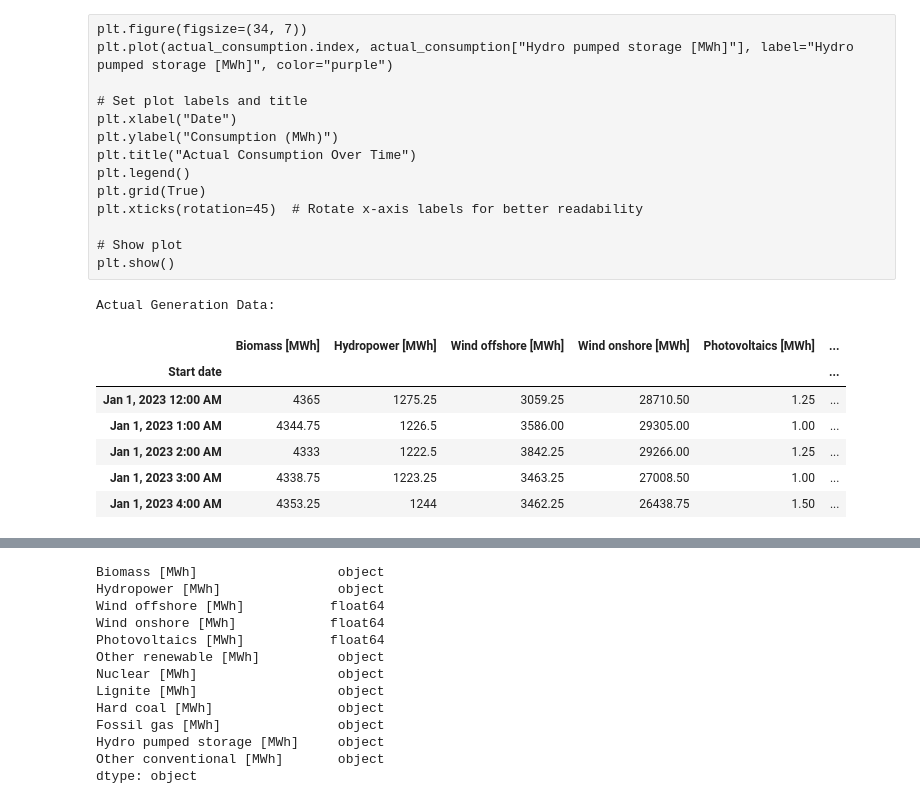
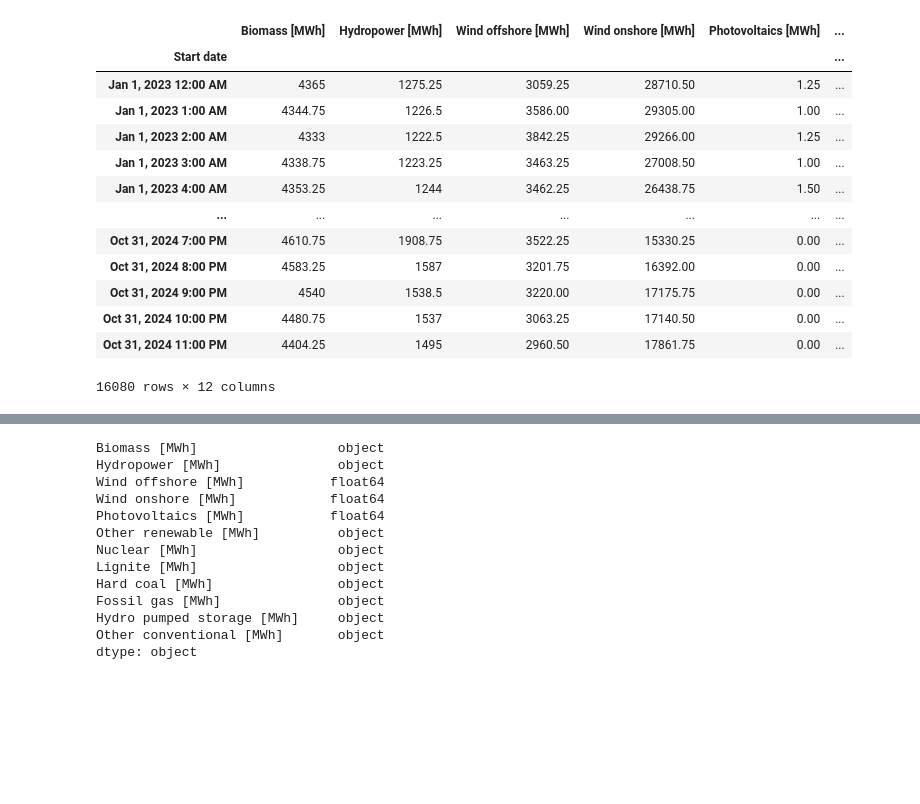
Before and after one commit to Chitranjan806/Energy-Prices-Forecasting, a Jupyter notebook: chitranjan_actual_gen_analysis.ipynb, the cells around one changed output, grey strips where cells are left out. Cells and saved outputs as stored; diff of their text form; code cells hidden in the pictures; blank space fills up the shorter version.

```diff
--- a/chitranjan_actual_gen_analysis.ipynb
+++ b/chitranjan_actual_gen_analysis.ipynb
@@ -30,17 +1,3 @@ plt.show()
-# %% [raw]
-plt.figure(figsize=(34, 7))
-plt.plot(actual_consumption.index, actual_consumption["Hydro pumped storage [MWh]"], label="Hydro pumped storage [MWh]", color="purple")
-
-# Set plot labels and title
-plt.xlabel("Date")
-plt.ylabel("Consumption (MWh)")
-plt.title("Actual Consumption Over Time")
-plt.legend()
-plt.grid(True)
-plt.xticks(rotation=45)  # Rotate x-axis labels for better readability
-
-# Show plot
-plt.show()
 # %%
 # Import necessary libraries
 import pandas as pd
@@ -64,12 +37,18 @@ actual_generation.drop(columns=["End date"], inplace=True)
 # %%
 # Display the first few rows of each dataframe to verify the changes
-actual_generation.head()
+actual_generation
 # %% [output]
+|  | Biomass [MWh] | Hydropower [MWh] | Wind offshore [MWh] | Wind onshore [MWh] | Photovoltaics [MWh] | ... |
+| Start date |  |  |  |  |  | ... |
+| Jan 1, 2023 12:00 AM | 4365 | 1275.25 | 3059.25 | 28710.50 | 1.25 | ... |
+| Jan 1, 2023 1:00 AM | 4344.75 | 1226.5 | 3586.00 | 29305.00 | 1.00 | ... |
+| Jan 1, 2023 2:00 AM | 4333 | 1222.5 | 3842.25 | 29266.00 | 1.25 | ... |
+| Jan 1, 2023 3:00 AM | 4338.75 | 1223.25 | 3463.25 | 27008.50 | 1.00 | ... |
+| Jan 1, 2023 4:00 AM | 4353.25 | 1244 | 3462.25 | 26438.75 | 1.50 | ... |
+| ... | ... | ... | ... | ... | ... | ... |
+| Oct 31, 2024 7:00 PM | 4610.75 | 1908.75 | 3522.25 | 15330.25 | 0.00 | ... |
+| Oct 31, 2024 8:00 PM | 4583.25 | 1587 | 3201.75 | 16392.00 | 0.00 | ... |
+| Oct 31, 2024 9:00 PM | 4540 | 1538.5 | 3220.00 | 17175.75 | 0.00 | ... |
+| Oct 31, 2024 10:00 PM | 4480.75 | 1537 | 3063.25 | 17140.50 | 0.00 | ... |
+| Oct 31, 2024 11:00 PM | 4404.25 | 1495 | 2960.50 | 17861.75 | 0.00 | ... |
-Actual Generation Data:
+16080 rows × 12 columns
-|  | Biomass [MWh] | Hydropower [MWh] | Wind offshore [MWh] | Wind onshore [MWh] | Photovoltaics [MWh] | ... |
-| Start date |  |  |  |  |  | ... |
-| Jan 1, 2023 12:00 AM | 4365 | 1275.25 | 3059.25 | 28710.50 | 1.25 | ... |
-| Jan 1, 2023 1:00 AM | 4344.75 | 1226.5 | 3586.00 | 29305.00 | 1.00 | ... |
-| Jan 1, 2023 2:00 AM | 4333 | 1222.5 | 3842.25 | 29266.00 | 1.25 | ... |
-| Jan 1, 2023 3:00 AM | 4338.75 | 1223.25 | 3463.25 | 27008.50 | 1.00 | ... |
-| Jan 1, 2023 4:00 AM | 4353.25 | 1244 | 3462.25 | 26438.75 | 1.50 | ... |
```
Also changed, not shown: parts of 35 cells of this notebook, 1 other file.
